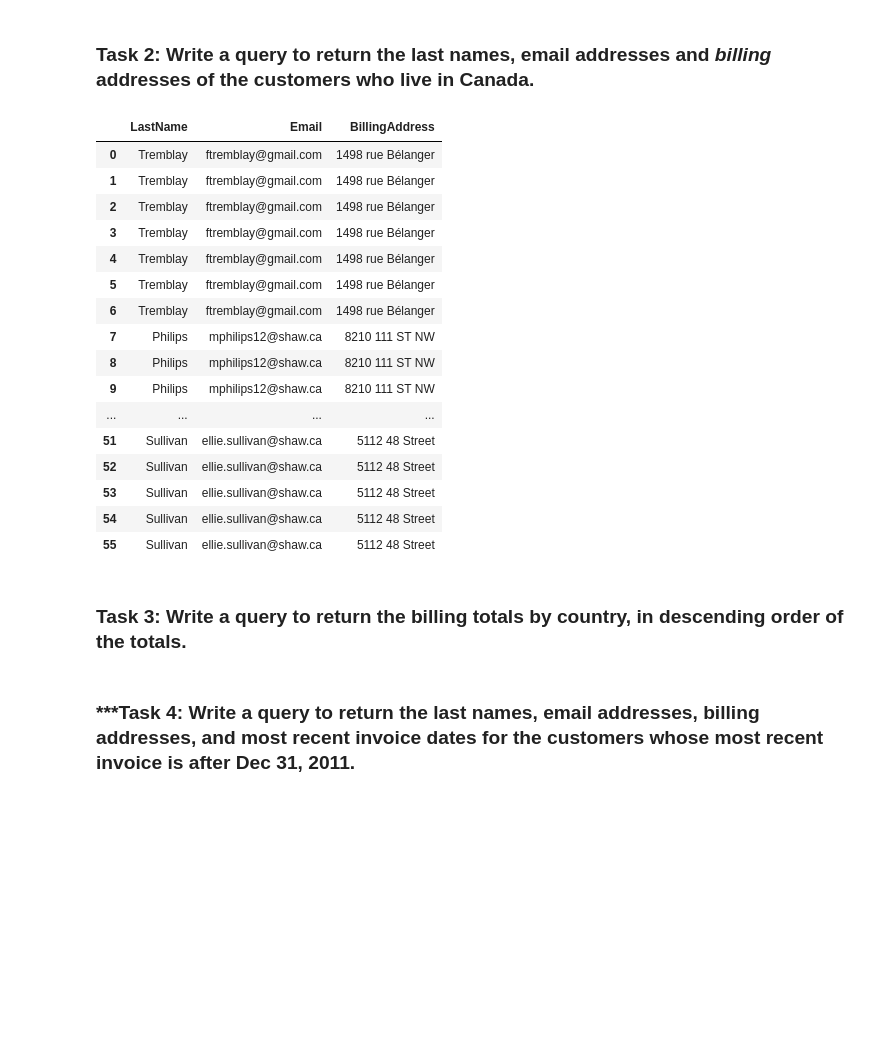
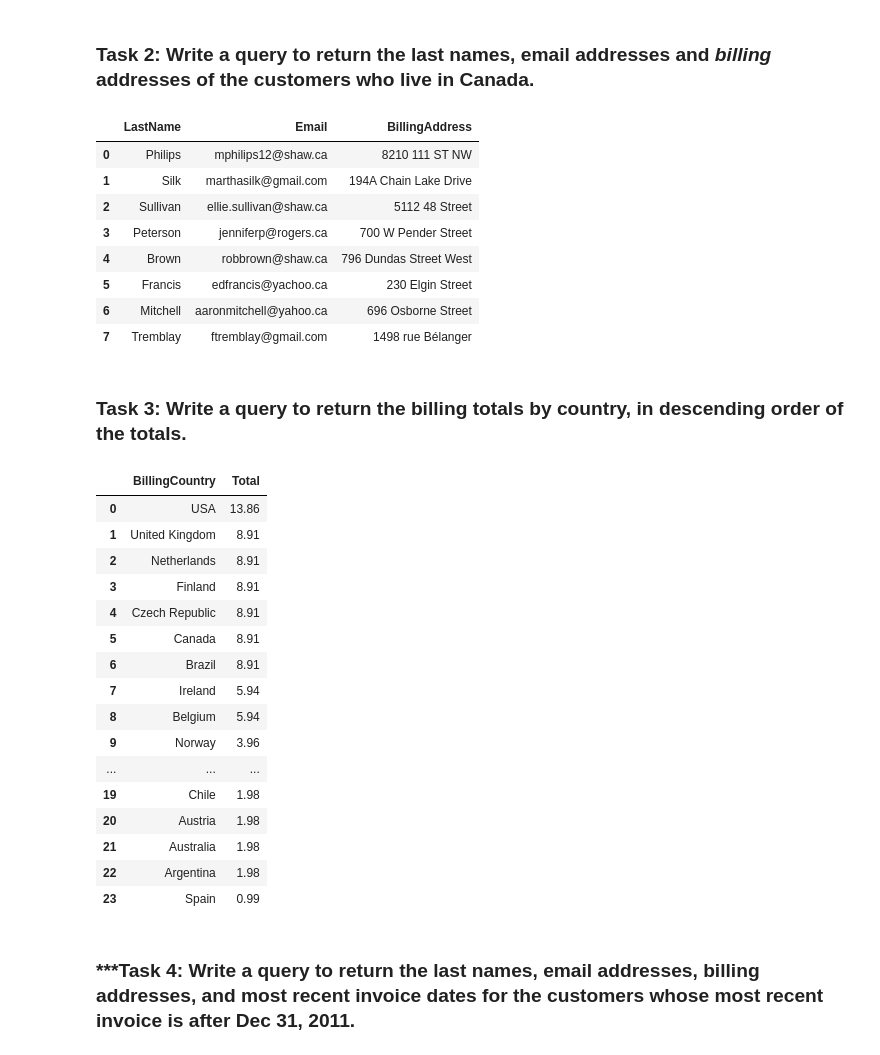
Before and after one commit to rbdaly16/NATL-DS-Live-062623, a Jupyter notebook: Phase2/Lectures/16-P2-Code-Challenge-Review.ipynb, the cells around one changed output. Saved outputs shown, nothing was run; the diff lists cells and outputs as text; code cells hidden in the pictures; blank space fills up the shorter version.

```diff
--- a/Phase2/Lectures/16-P2-Code-Challenge-Review.ipynb
+++ b/Phase2/Lectures/16-P2-Code-Challenge-Review.ipynb
@@ -63,35 +63,25 @@ WHERE Country = "Germany"
 # %% [markdown]
 ### Task 2: Write a query to return the last names, email addresses and *billing* addresses of the customers who live in Canada.
 # %%
-#REVISIT THIS!
-
 # call_on_students(1)
 pd.read_sql("""
 
-SELECT LastName, Email, BillingAddress
+SELECT DISTINCT LastName, Email, BillingAddress
 FROM Customer as c
     JOIN Invoice i
         USING(CustomerID)
 WHERE c.Country = "Canada"
 
 """, conn)
 # %% [output]
 |  | LastName | Email | BillingAddress |
-| 0 | Tremblay | ftremblay@gmail.com | 1498 rue Bélanger |
-| 1 | Tremblay | ftremblay@gmail.com | 1498 rue Bélanger |
-| 2 | Tremblay | ftremblay@gmail.com | 1498 rue Bélanger |
-| 3 | Tremblay | ftremblay@gmail.com | 1498 rue Bélanger |
-| 4 | Tremblay | ftremblay@gmail.com | 1498 rue Bélanger |
-| 5 | Tremblay | ftremblay@gmail.com | 1498 rue Bélanger |
-| 6 | Tremblay | ftremblay@gmail.com | 1498 rue Bélanger |
-| 7 | Philips | mphilips12@shaw.ca | 8210 111 ST NW |
-| 8 | Philips | mphilips12@shaw.ca | 8210 111 ST NW |
-| 9 | Philips | mphilips12@shaw.ca | 8210 111 ST NW |
-| ... | ... | ... | ... |
-| 51 | Sullivan | ellie.sullivan@shaw.ca | 5112 48 Street |
-| 52 | Sullivan | ellie.sullivan@shaw.ca | 5112 48 Street |
-| 53 | Sullivan | ellie.sullivan@shaw.ca | 5112 48 Street |
-| 54 | Sullivan | ellie.sullivan@shaw.ca | 5112 48 Street |
-| 55 | Sullivan | ellie.sullivan@shaw.ca | 5112 48 Street |
+| 0 | Philips | mphilips12@shaw.ca | 8210 111 ST NW |
+| 1 | Silk | marthasilk@gmail.com | 194A Chain Lake Drive |
+| 2 | Sullivan | ellie.sullivan@shaw.ca | 5112 48 Street |
+| 3 | Peterson | jenniferp@rogers.ca | 700 W Pender Street |
+| 4 | Brown | robbrown@shaw.ca | 796 Dundas Street West |
+| 5 | Francis | edfrancis@yachoo.ca | 230 Elgin Street |
+| 6 | Mitchell | aaronmitchell@yahoo.ca | 696 Osborne Street |
+| 7 | Tremblay | ftremblay@gmail.com | 1498 rue Bélanger |
 # %% [markdown]
 ### Task 3: Write a query to return the billing totals by country, in descending order of the totals.
@@ -100,2 +88,30 @@ WHERE c.Country = "Canada"
+# %%
+# call_on_students(1)
+pd.read_sql("""
+
+SELECT BillingCountry, Total
+FROM Invoice
+GROUP BY BillingCountry
+ORDER BY Total DESC
+
+""", conn)
+# %% [output]
+|  | BillingCountry | Total |
+| 0 | USA | 13.86 |
+| 1 | United Kingdom | 8.91 |
+| 2 | Netherlands | 8.91 |
+| 3 | Finland | 8.91 |
+| 4 | Czech Republic | 8.91 |
+| 5 | Canada | 8.91 |
+| 6 | Brazil | 8.91 |
+| 7 | Ireland | 5.94 |
+| 8 | Belgium | 5.94 |
+| 9 | Norway | 3.96 |
+| ... | ... | ... |
+| 19 | Chile | 1.98 |
+| 20 | Austria | 1.98 |
+| 21 | Australia | 1.98 |
+| 22 | Argentina | 1.98 |
+| 23 | Spain | 0.99 |
 # %% [markdown]
 ### ***Task 4: Write a query to return the last names, email addresses, billing addresses, and most recent invoice dates for the customers whose most recent invoice is after Dec 31, 2011.
```
Also changed, not shown: parts of 30 cells of this notebook, 2 other files.
